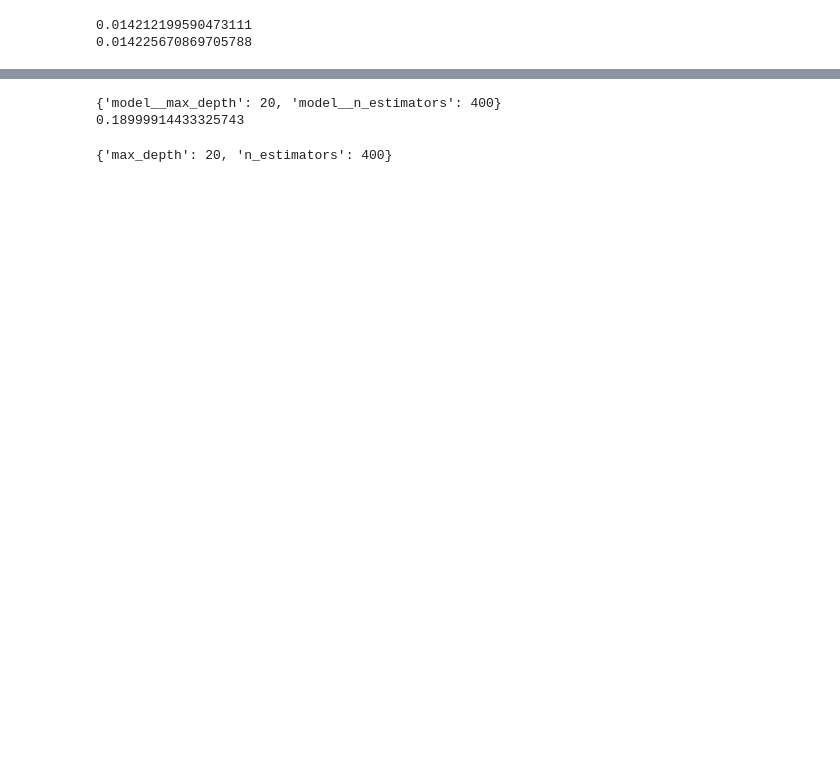
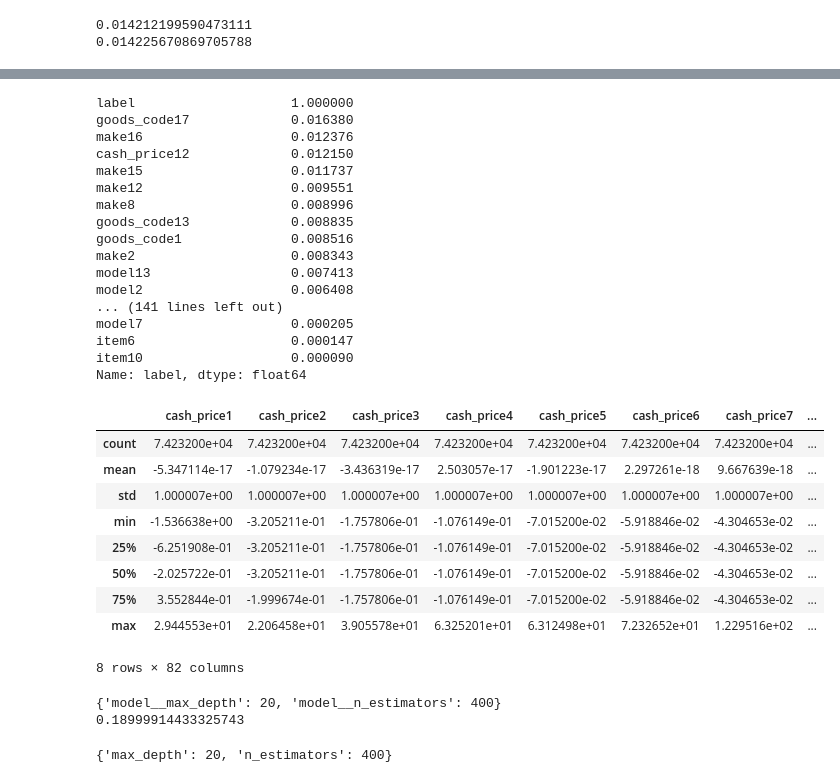
Before and after one commit to charles-zablit/challenge-STASC, a Jupyter notebook: test.ipynb, the cells around one changed output, grey strips where cells are left out. Cells and saved outputs as stored; diff of their text form; code cells hidden in the pictures; blank space fills up the shorter version.

```diff
--- a/test.ipynb
+++ b/test.ipynb
@@ -221,3 +226,38 @@ display = metrics.PrecisionRecallDisplay.from_estimator(
+# %%
+out["label"] = y_train
+with pd.option_context(
+    "display.max_rows", None, "display.max_columns", None
+):  # more options can be specified also
+    print(out.corr()["label"].abs().sort_values(ascending=False))
+out[numerical_columns].describe()
+# %% [output]
+label                    1.000000
+goods_code17             0.016380
+make16                   0.012376
+cash_price12             0.012150
+make15                   0.011737
+make12                   0.009551
+make8                    0.008996
+goods_code13             0.008835
+goods_code1              0.008516
+make2                    0.008343
+model13                  0.007413
+model2                   0.006408
+... (141 lines left out)
+model7                   0.000205
+item6                    0.000147
+item10                   0.000090
+Name: label, dtype: float64
+|  | cash_price1 | cash_price2 | cash_price3 | cash_price4 | cash_price5 | cash_price6 | cash_price7 | ... |
+| count | 7.423200e+04 | 7.423200e+04 | 7.423200e+04 | 7.423200e+04 | 7.423200e+04 | 7.423200e+04 | 7.423200e+04 | ... |
+| mean | -5.347114e-17 | -1.079234e-17 | -3.436319e-17 | 2.503057e-17 | -1.901223e-17 | 2.297261e-18 | 9.667639e-18 | ... |
+| std | 1.000007e+00 | 1.000007e+00 | 1.000007e+00 | 1.000007e+00 | 1.000007e+00 | 1.000007e+00 | 1.000007e+00 | ... |
+| min | -1.536638e+00 | -3.205211e-01 | -1.757806e-01 | -1.076149e-01 | -7.015200e-02 | -5.918846e-02 | -4.304653e-02 | ... |
+| 25% | -6.251908e-01 | -3.205211e-01 | -1.757806e-01 | -1.076149e-01 | -7.015200e-02 | -5.918846e-02 | -4.304653e-02 | ... |
+| 50% | -2.025722e-01 | -3.205211e-01 | -1.757806e-01 | -1.076149e-01 | -7.015200e-02 | -5.918846e-02 | -4.304653e-02 | ... |
+| 75% | 3.552844e-01 | -1.999674e-01 | -1.757806e-01 | -1.076149e-01 | -7.015200e-02 | -5.918846e-02 | -4.304653e-02 | ... |
+| max | 2.944553e+01 | 2.206458e+01 | 3.905578e+01 | 6.325201e+01 | 6.312498e+01 | 7.232652e+01 | 1.229516e+02 | ... |
+8 rows × 82 columns
 # %%
 print(grid.best_params_)
 print(grid.best_score_)
```
Also changed, not shown: parts of 10 cells of this notebook, 1 other file.
